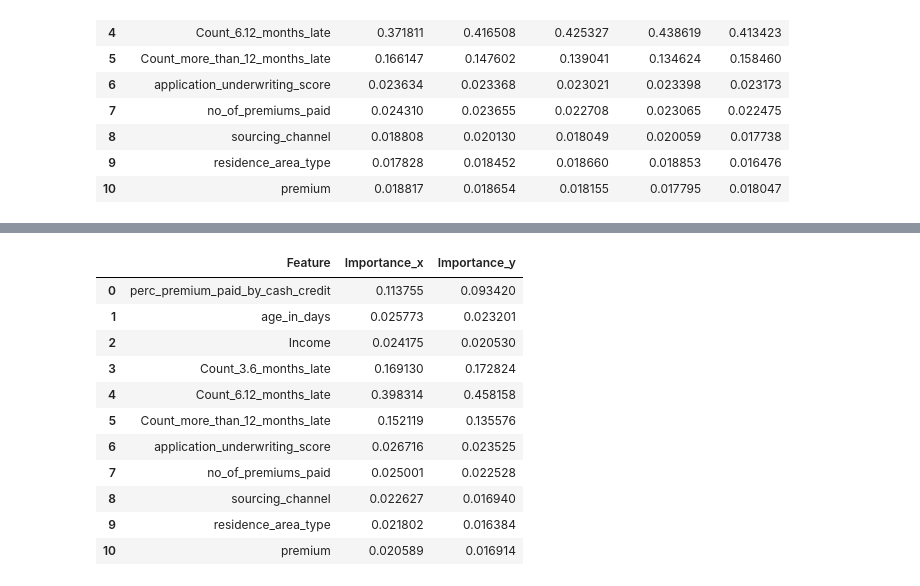
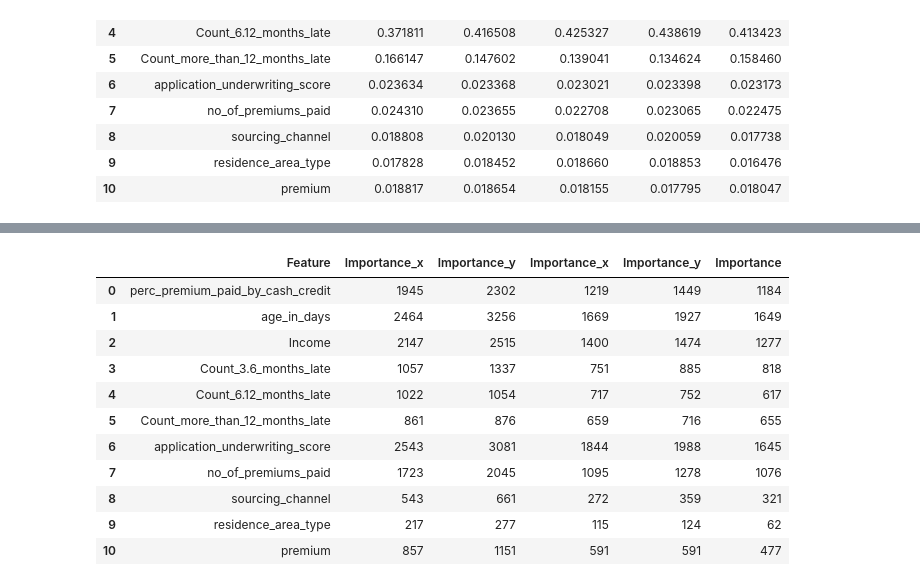
Before and after one commit to ErfanEbrahimiBazaz/boosting_methods_insurance_dataset, a Jupyter notebook: insurance_churn_analysis.ipynb, the cells around one changed output, grey strips where cells are left out. Saved outputs shown, nothing was run; the diff lists cells and outputs as text; code cells hidden in the pictures.

Commit message:
Addinbg lightgbm to predict test dataframe, and calculate feature importance by taking average of kfold crossvalidation

```diff
--- a/insurance_churn_analysis.ipynb
+++ b/insurance_churn_analysis.ipynb
@@ -353,0 +449,6 @@ importance[0].merge(importance[1], )
+# %%
+lgb = lightgbm.LGBMClassifier(random_state=2020, n_estimators=2000, num_leaves=31, learning_rate=0.011, colsample_bytree=0.85, max_depth=5,
+                              verbose=1, class_weight={0:0.2, 1:0.8}, importance='gain')
+lgb.fit(X_train, y_train, eval_set=(X_val, y_val), verbose=100, early_stopping_rounds=50)
+pred = lgb.predict(X_test, num_iteration=lgb.best_iteration_)
+print(f1_score(y_test, pred, pos_label=0))
@@ -353,0 +477,8 @@ importance[0].merge(importance[1], )
+# %%
+imp = pd.DataFrame({'Importance':lgb.feature_importances_,'Feature':X.columns})
+plt.figure(figsize=(8, 6))
+sns.set(font_scale = 1)
+sns.barplot(x="Importance", y="Feature", data=imp.sort_values(by="Importance", ascending=False))
+plt.title('LightGBM Features')
+plt.tight_layout()
+plt.show()
@@ -353,0 +489,22 @@ importance[0].merge(importance[1], )
+# %%
+lgb = lightgbm.LGBMClassifier(random_state=2020, n_estimators=2000, num_leaves=31, learning_rate=0.011,
+                              colsample_bytree=0.85, max_depth=5,
+                              verbose=1, class_weight={0:0.2, 1:0.8}, importance='gain')
+
+
+ff1_lgb = []
+ff2_lgb = []
+kf = KFold(n_splits=5)
+importance_lgb = []
+for train_index, test_index in kf.split(X):
+    X_train, X_test = X.iloc[train_index], X.iloc[test_index]
+    y_train, y_test = y[train_index], y[test_index]
+
+    lgb.fit(X_train, y_train, eval_set=[(X_train, y_train),(X_test, y_test)], verbose=250, early_stopping_rounds=10)
+
+    imp = pd.DataFrame({'Importance':lgb.feature_importances_,'Feature':X.columns})
+    importance_lgb.append(imp)
+
+    pred = lgb.predict(X_test)
+    ff1.append(f1_score(y_test, pred, pos_label=0))
+    ff2.append(f1_score(y_test, pred, pos_label=1))
@@ -354,18 +544,22 @@ importance[0].merge(importance[1], )
 # %%
-tmp_df = pd.merge(importance[0], importance[1], left_on='Feature',
+tmp_lgb_df = pd.merge(importance_lgb[0], importance_lgb[1], left_on='Feature',
                   right_on='Feature')[['Feature', 'Importance_x', 'Importance_y']]
-tmp_df
+for i in range(2, len(importance_lgb)):
+    tmp_lgb_df = pd.merge(tmp_lgb_df, importance_lgb[i], left_on='Feature',
+                      right_on='Feature')
+
+tmp_lgb_df
 # %% [output]
-|  | Feature | Importance_x | Importance_y |
-| 0 | perc_premium_paid_by_cash_credit | 0.113755 | 0.093420 |
-| 1 | age_in_days | 0.025773 | 0.023201 |
-| 2 | Income | 0.024175 | 0.020530 |
-| 3 | Count_3.6_months_late | 0.169130 | 0.172824 |
-| 4 | Count_6.12_months_late | 0.398314 | 0.458158 |
-| 5 | Count_more_than_12_months_late | 0.152119 | 0.135576 |
-| 6 | application_underwriting_score | 0.026716 | 0.023525 |
-| 7 | no_of_premiums_paid | 0.025001 | 0.022528 |
-| 8 | sourcing_channel | 0.022627 | 0.016940 |
-| 9 | residence_area_type | 0.021802 | 0.016384 |
-| 10 | premium | 0.020589 | 0.016914 |
+|  | Feature | Importance_x | Importance_y | Importance_x | Importance_y | Importance |
+| 0 | perc_premium_paid_by_cash_credit | 1945 | 2302 | 1219 | 1449 | 1184 |
+| 1 | age_in_days | 2464 | 3256 | 1669 | 1927 | 1649 |
+| 2 | Income | 2147 | 2515 | 1400 | 1474 | 1277 |
+| 3 | Count_3.6_months_late | 1057 | 1337 | 751 | 885 | 818 |
+| 4 | Count_6.12_months_late | 1022 | 1054 | 717 | 752 | 617 |
+| 5 | Count_more_than_12_months_late | 861 | 876 | 659 | 716 | 655 |
+| 6 | application_underwriting_score | 2543 | 3081 | 1844 | 1988 | 1645 |
+| 7 | no_of_premiums_paid | 1723 | 2045 | 1095 | 1278 | 1076 |
+| 8 | sourcing_channel | 543 | 661 | 272 | 359 | 321 |
+| 9 | residence_area_type | 217 | 277 | 115 | 124 | 62 |
+| 10 | premium | 857 | 1151 | 591 | 591 | 477 |
 # %%
```
Also changed, not shown: parts of 30 cells of this notebook, 1 other file.
